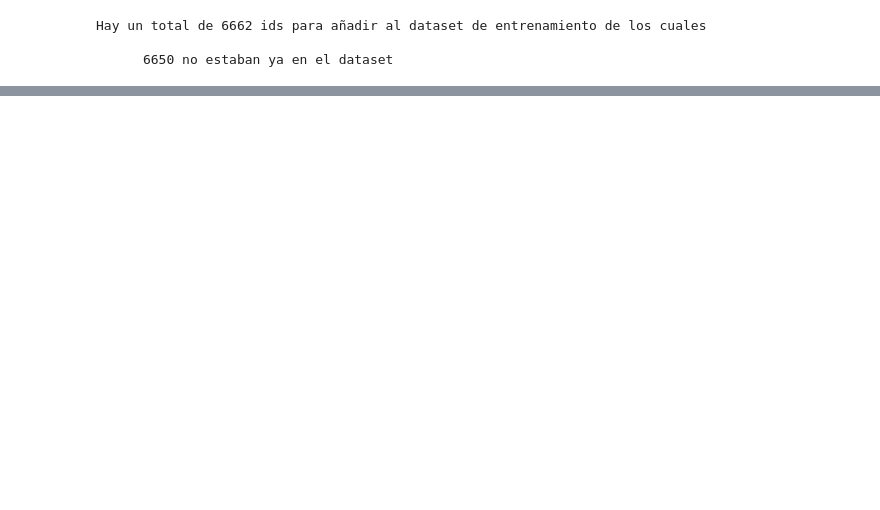
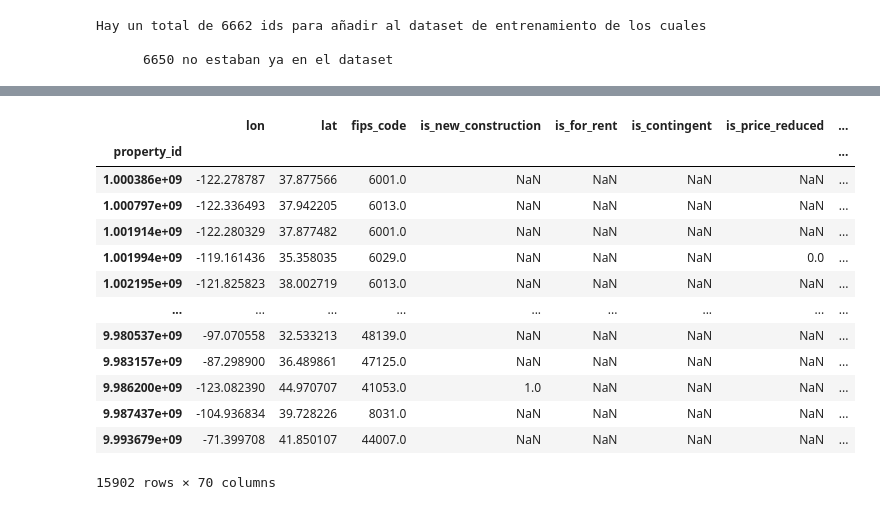
Before and after one commit to HandyFacts/recomendacion_mercado_inmobiliario, a Jupyter notebook: data_science/Modelo/dataset_modelo.ipynb, the cells around one changed output, grey strips where cells are left out. Cells and saved outputs as stored; diff of their text form; code cells hidden in the pictures; blank space fills up the shorter version.

```diff
--- a/data_science/Modelo/dataset_modelo.ipynb
+++ b/data_science/Modelo/dataset_modelo.ipynb
@@ -189,2 +213,19 @@ price[price['anomaly']!=0]
+# %%
+result
+# %% [output]
+|  | lon | lat | fips_code | is_new_construction | is_for_rent | is_contingent | is_price_reduced | ... |
+| property_id |  |  |  |  |  |  |  | ... |
+| 1.000386e+09 | -122.278787 | 37.877566 | 6001.0 | NaN | NaN | NaN | NaN | ... |
+| 1.000797e+09 | -122.336493 | 37.942205 | 6013.0 | NaN | NaN | NaN | NaN | ... |
+| 1.001914e+09 | -122.280329 | 37.877482 | 6001.0 | NaN | NaN | NaN | NaN | ... |
+| 1.001994e+09 | -119.161436 | 35.358035 | 6029.0 | NaN | NaN | NaN | 0.0 | ... |
+| 1.002195e+09 | -121.825823 | 38.002719 | 6013.0 | NaN | NaN | NaN | NaN | ... |
+| ... | ... | ... | ... | ... | ... | ... | ... | ... |
+| 9.980537e+09 | -97.070558 | 32.533213 | 48139.0 | NaN | NaN | NaN | NaN | ... |
+| 9.983157e+09 | -87.298900 | 36.489861 | 47125.0 | NaN | NaN | NaN | NaN | ... |
+| 9.986200e+09 | -123.082390 | 44.970707 | 41053.0 | 1.0 | NaN | NaN | NaN | ... |
+| 9.987437e+09 | -104.936834 | 39.728226 | 8031.0 | NaN | NaN | NaN | NaN | ... |
+| 9.993679e+09 | -71.399708 | 41.850107 | 44007.0 | NaN | NaN | NaN | NaN | ... |
+15902 rows × 70 columns
 # %%
 anomalous_ids = price[price['anomaly']!=0].reset_index()['property_id'].to_list()
```
Also changed, not shown: parts of 15 cells of this notebook, 3 other files.
